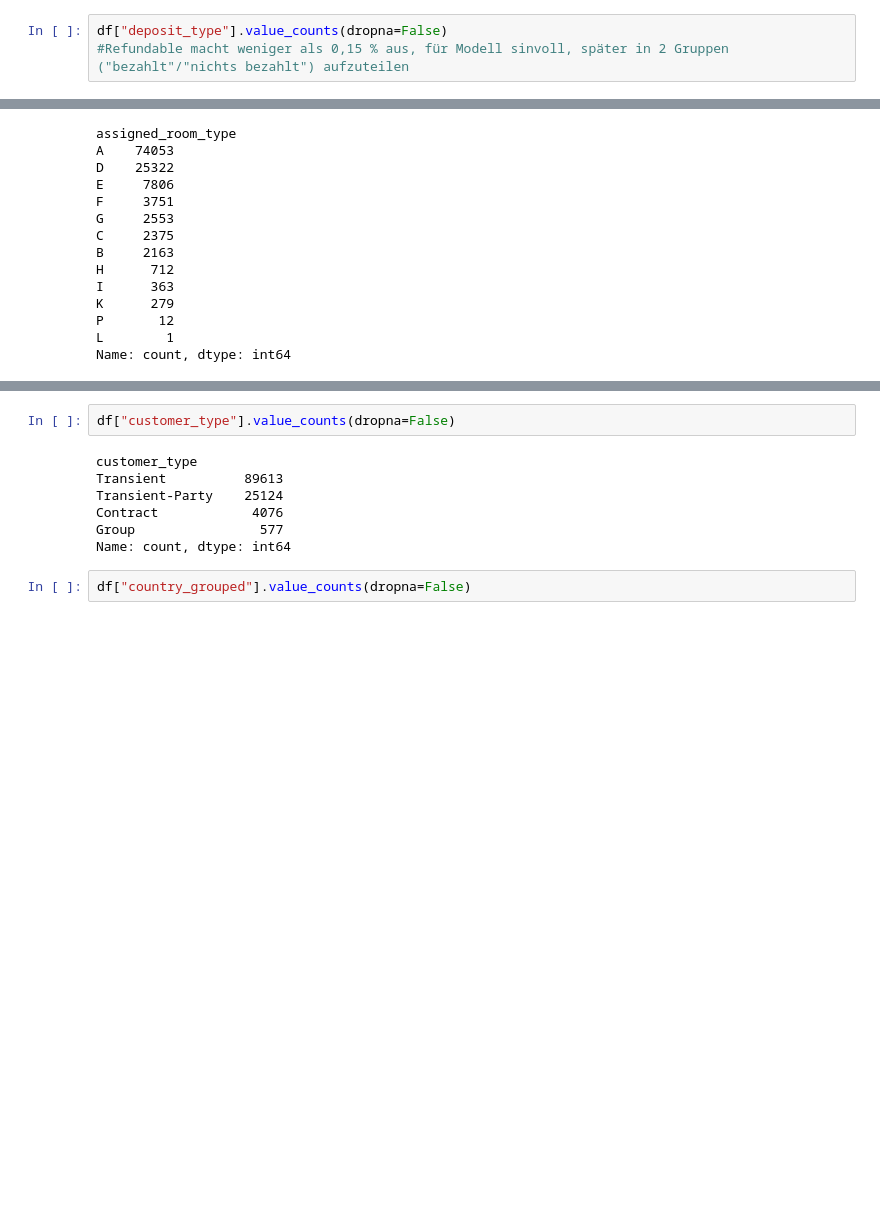
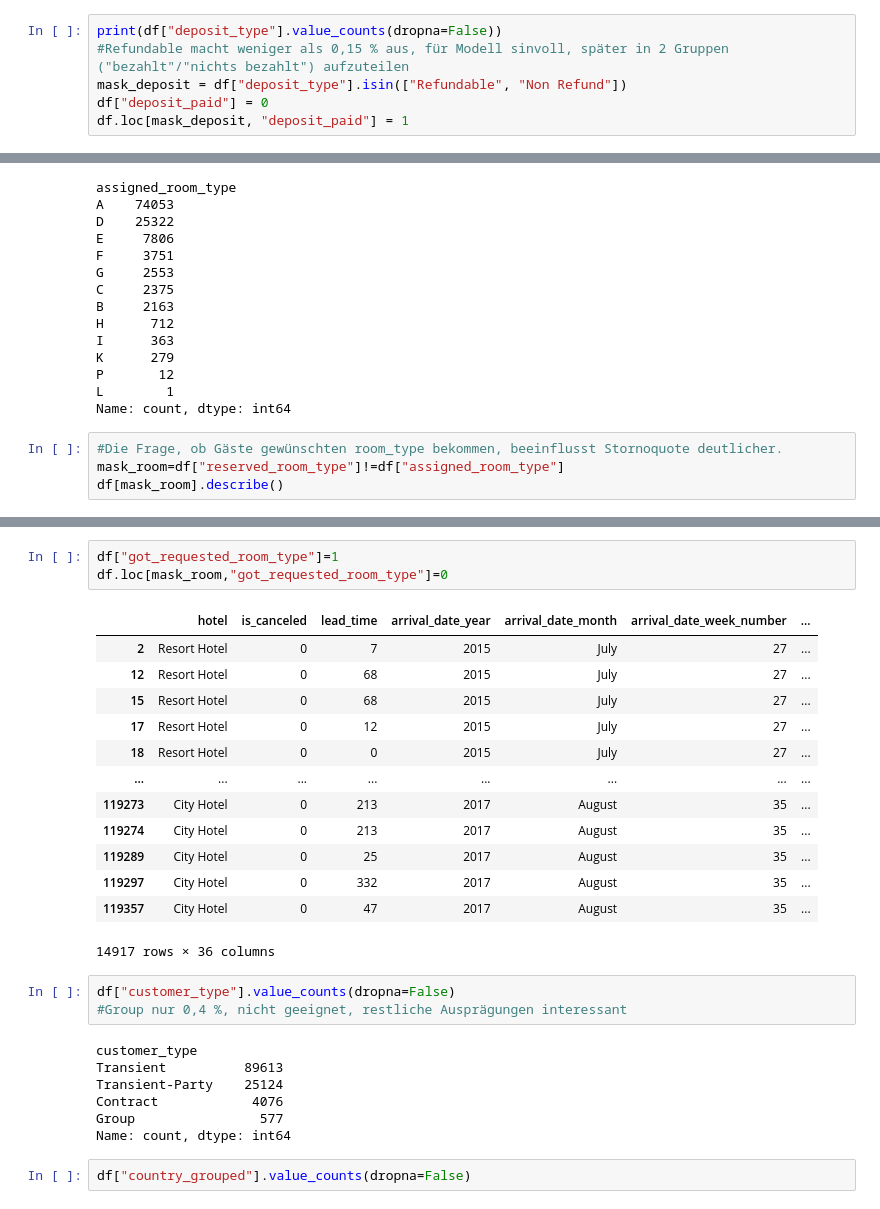
Before and after one commit to abt-kevin/Hotel_Bookings, a Jupyter notebook: hotel_bookings.ipynb, the cells around one changed output, grey strips where cells are left out. Saved outputs shown, nothing was run; the diff lists cells and outputs as text; blank space fills up the shorter version.

```diff
--- a/hotel_bookings.ipynb
+++ b/hotel_bookings.ipynb
@@ -244,8 +245,11 @@ GDS            193
 Undefined        5
 Name: count, dtype: int64
 # %%
-df["deposit_type"].value_counts(dropna=False)
+print(df["deposit_type"].value_counts(dropna=False))
 #Refundable macht weniger als 0,15 % aus, für Modell sinvoll, später in 2 Gruppen ("bezahlt"/"nichts bezahlt") aufzuteilen
+mask_deposit = df["deposit_type"].isin(["Refundable", "Non Refund"])
+df["deposit_paid"] = 0
+df.loc[mask_deposit, "deposit_paid"] = 1
 # %% [output]
 deposit_type
 No Deposit    104641
@@ -286,3 +290,7 @@ K      279
 P       12
 L        1
 Name: count, dtype: int64
+# %%
+#Die Frage, ob Gäste gewünschten room_type bekommen, beeinflusst Stornoquote deutlicher.
+mask_room=df["reserved_room_type"]!=df["assigned_room_type"]
+df[mask_room].describe()
@@ -289,5 +307,23 @@ Name: count, dtype: int64
+# %%
+df["got_requested_room_type"]=1
+df.loc[mask_room,"got_requested_room_type"]=0
+# %% [output]
+|  | hotel | is_canceled | lead_time | arrival_date_year | arrival_date_month | arrival_date_week_number | ... |
+| 2 | Resort Hotel | 0 | 7 | 2015 | July | 27 | ... |
+| 12 | Resort Hotel | 0 | 68 | 2015 | July | 27 | ... |
+| 15 | Resort Hotel | 0 | 68 | 2015 | July | 27 | ... |
+| 17 | Resort Hotel | 0 | 12 | 2015 | July | 27 | ... |
+| 18 | Resort Hotel | 0 | 0 | 2015 | July | 27 | ... |
+| ... | ... | ... | ... | ... | ... | ... | ... |
+| 119273 | City Hotel | 0 | 213 | 2017 | August | 35 | ... |
+| 119274 | City Hotel | 0 | 213 | 2017 | August | 35 | ... |
+| 119289 | City Hotel | 0 | 25 | 2017 | August | 35 | ... |
+| 119297 | City Hotel | 0 | 332 | 2017 | August | 35 | ... |
+| 119357 | City Hotel | 0 | 47 | 2017 | August | 35 | ... |
+14917 rows × 36 columns
 # %%
 df["customer_type"].value_counts(dropna=False)
+#Group nur 0,4 %, nicht geeignet, restliche Ausprägungen interessant
 # %% [output]
 customer_type
 Transient          89613
```
Also changed, not shown: parts of 8 cells of this notebook.
